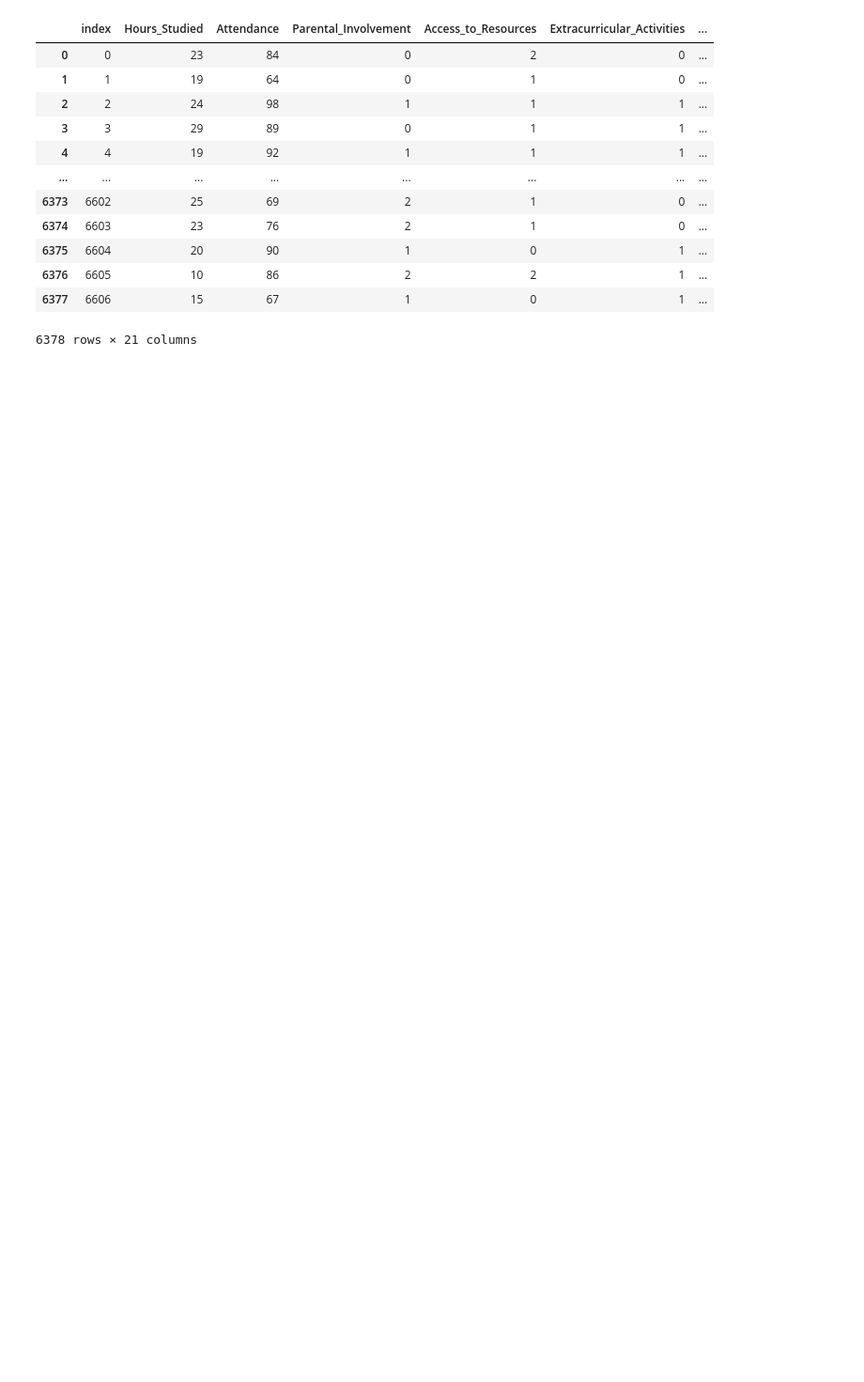
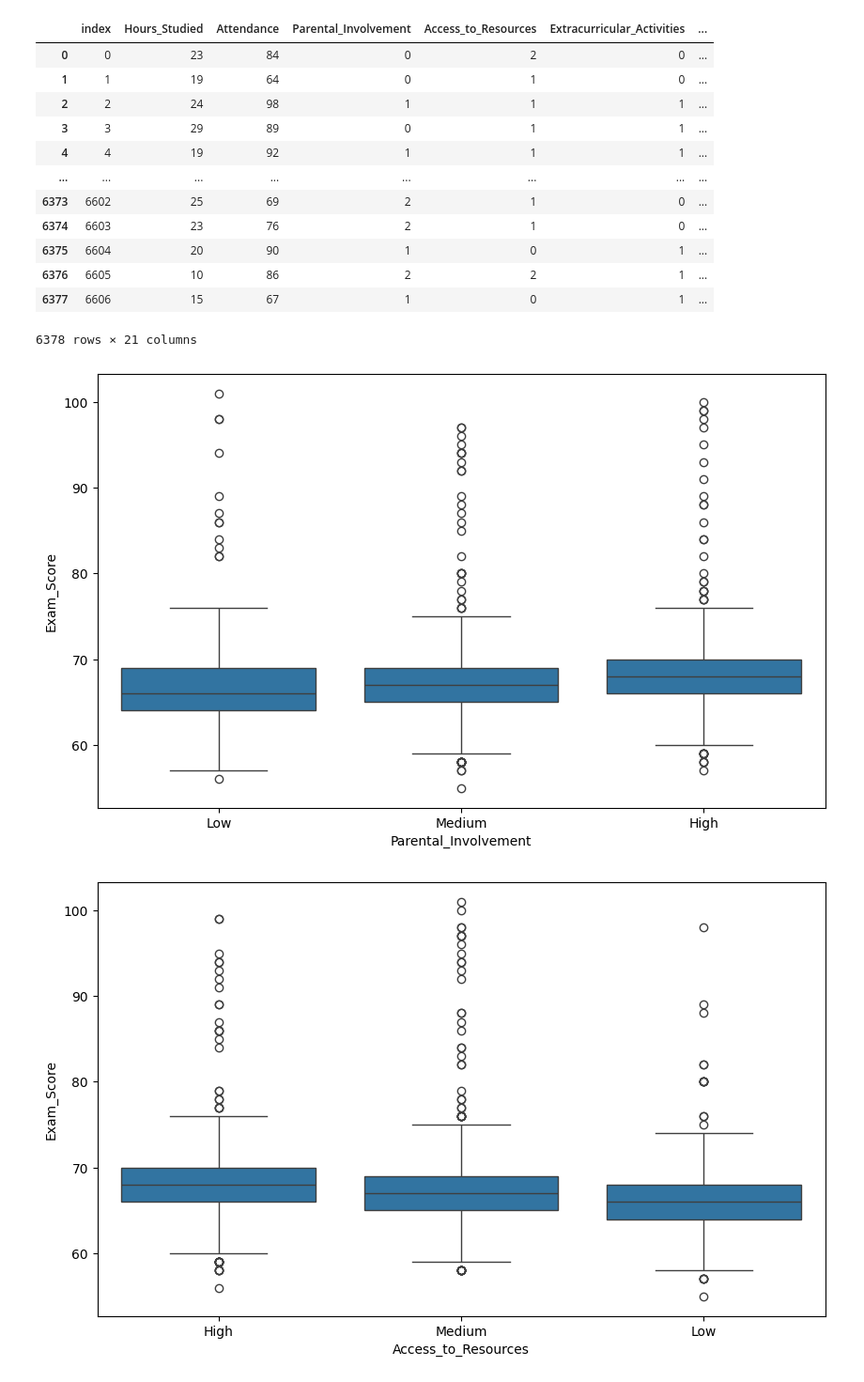
Before and after one commit to Damdam86/Mayo_school, a Jupyter notebook: Code_Damien.ipynb, the cells around one changed output. Shown: that part at 94% size. Cells and saved outputs as stored; diff of their text form; code cells hidden in the pictures; blank space fills up the shorter version.

Commit message:
analyse des données (boxplot)

```diff
--- a/Code_Damien.ipynb
+++ b/Code_Damien.ipynb
@@ -181,3 +170,12 @@ df2.reset_index()
 df2.to_parquet('student_clean.parquet')
 # %%
 df2.to_csv('student_clean.csv',index=True)
+# %%
+categ_columns = ["Parental_Involvement", "Access_to_Resources", "School_Type", "Extracurricular_Activities", "Motivation_Level", "Internet_Access", "Family_Income",
+                 "Teacher_Quality", "Peer_Influence", "Physical_Activity", "Learning_Disabilities", "Parental_Education_Level", "Distance_from_Home", "Gender"]
+for col in categ_columns:
+	fig = plt.figure(figsize=(10, 6))
+	sns.boxplot(x=col, y='Exam_Score', data=df)
+# %% [output]
+[figure, added]
+[figure, added]
```
Also changed, not shown: parts of 3 cells of this notebook, 1 other file.
